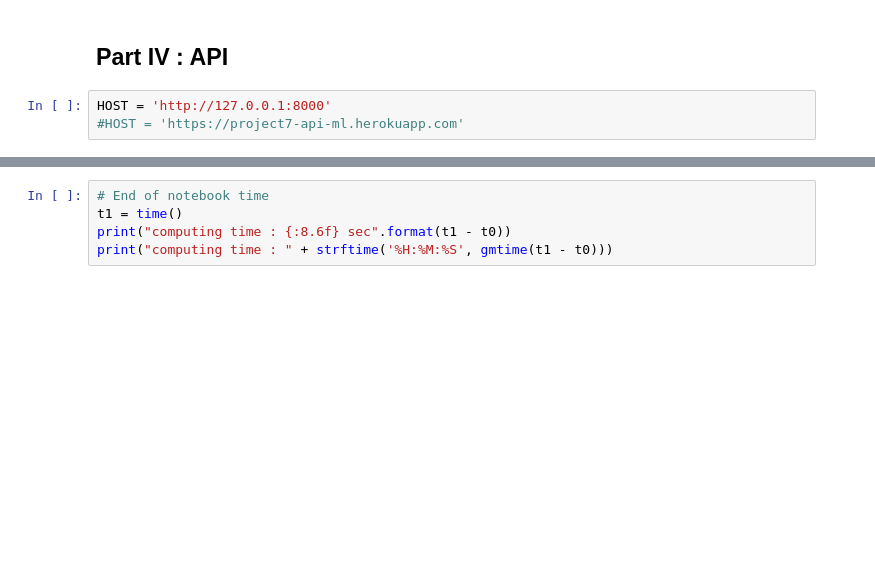
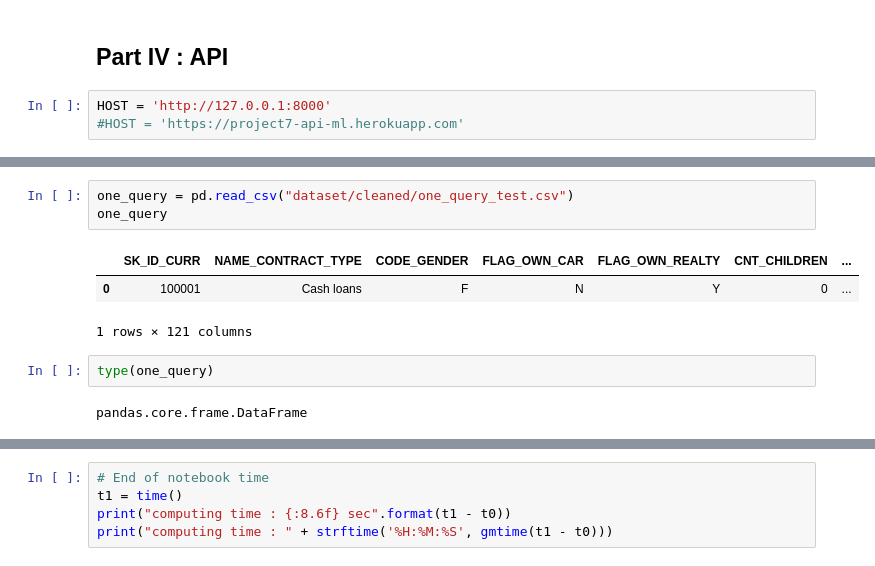
Before and after one commit to oumeima-elgharbi/P7_Data_Science_OpenClassrooms, a Jupyter notebook: P7_03_prediction.ipynb, the cells around one changed output, grey strips where cells are left out. Saved outputs shown, nothing was run; the diff lists cells and outputs as text; blank space fills up the shorter version.

```diff
--- a/P7_03_prediction.ipynb
+++ b/P7_03_prediction.ipynb
@@ -303,0 +341,11 @@ HOST = 'http://127.0.0.1:8000'
+# %%
+one_query = pd.read_csv("dataset/cleaned/one_query_test.csv")
+one_query
+# %% [output]
+|  | SK_ID_CURR | NAME_CONTRACT_TYPE | CODE_GENDER | FLAG_OWN_CAR | FLAG_OWN_REALTY | CNT_CHILDREN | ... |
+| 0 | 100001 | Cash loans | F | N | Y | 0 | ... |
+1 rows × 121 columns
+# %%
+type(one_query)
+# %% [output]
+pandas.core.frame.DataFrame
```
Also changed, not shown: parts of 15 cells of this notebook, 2 other files.
